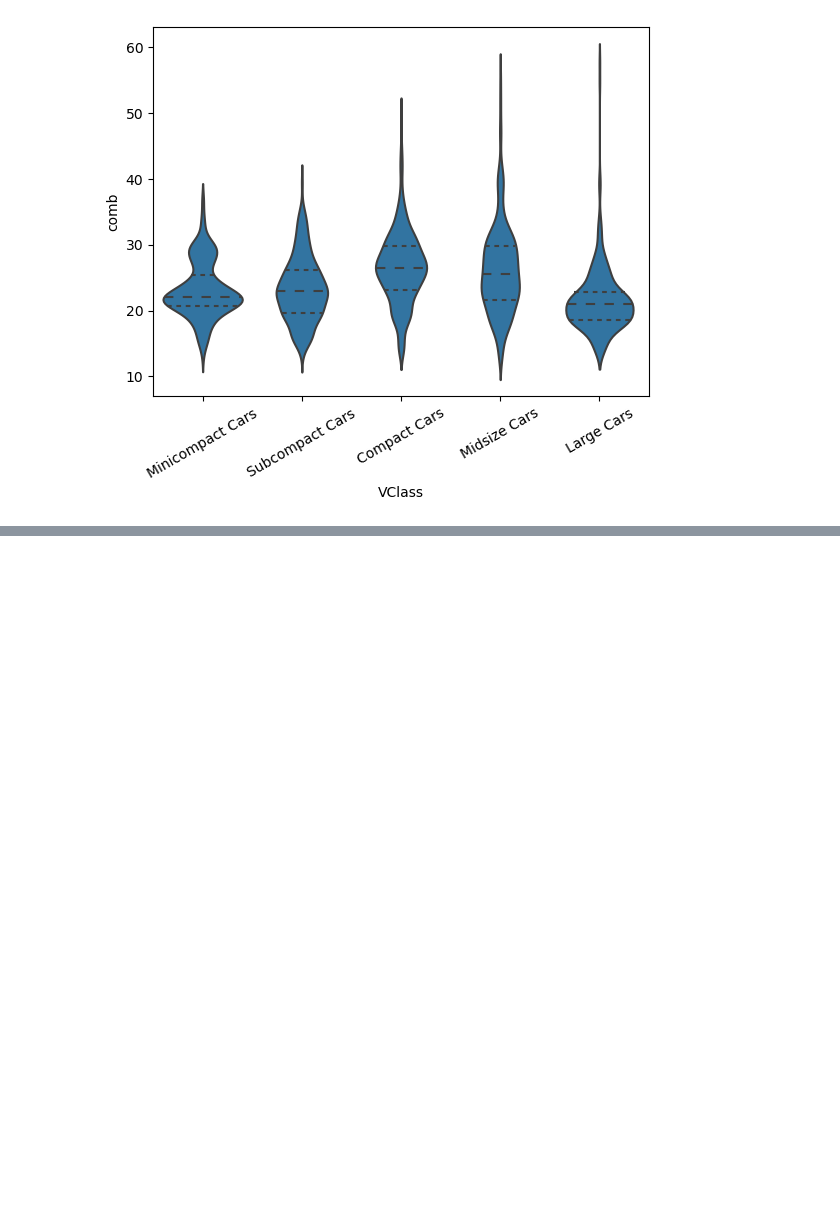
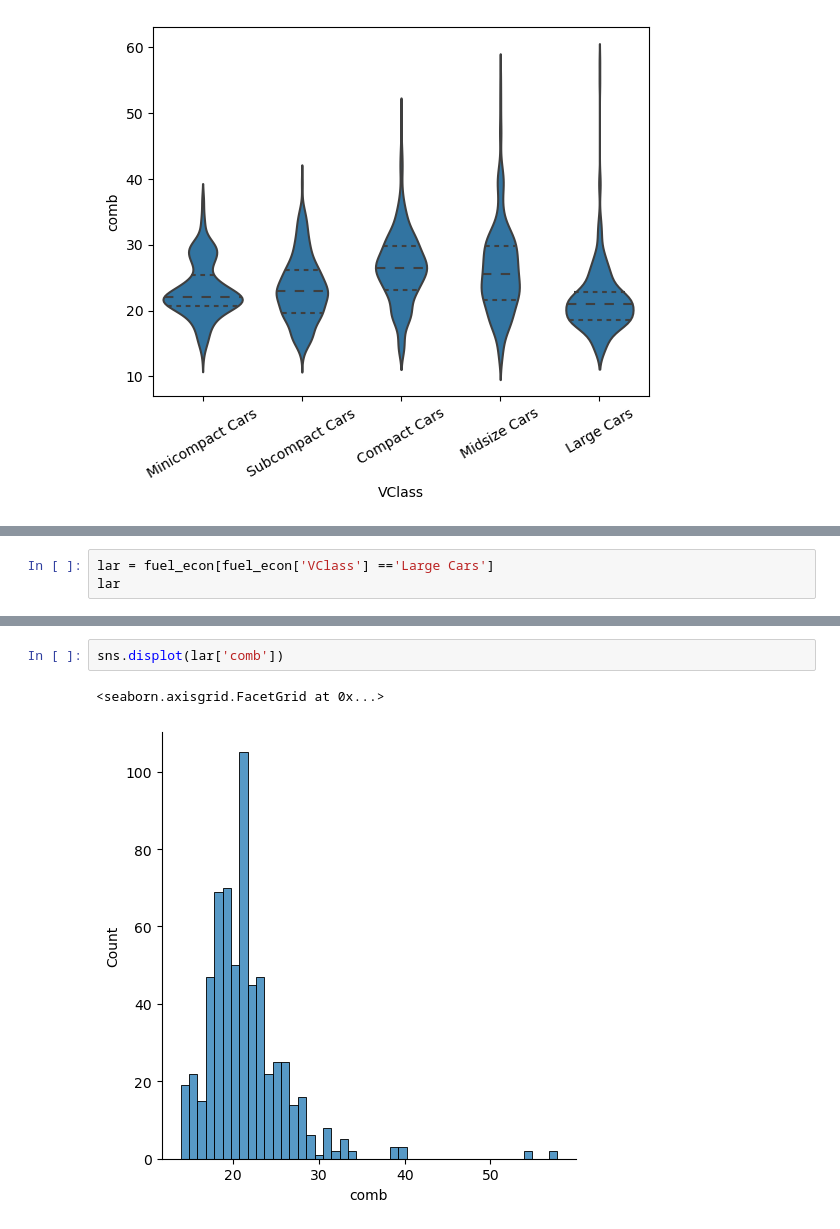
Before and after one commit to sidahmed-faisal/PokemonVis, a Jupyter notebook: fuel_econ.ipynb, the cells around one changed output, grey strips where cells are left out. Drawn from its saved outputs; the diff is of its cells as text; blank space fills up the shorter version.

```diff
--- a/fuel_econ.ipynb
+++ b/fuel_econ.ipynb
@@ -288,0 +334,3 @@ plt.xticks(rotation=30);
+# %%
+lar = fuel_econ[fuel_econ['VClass'] =='Large Cars']
+lar
@@ -288,0 +363,5 @@ plt.xticks(rotation=30);
+# %%
+sns.displot(lar['comb'])
+# %% [output]
+<seaborn.axisgrid.FacetGrid at 0x...>
+[figure, added]
```
Also changed, not shown: parts of 13 cells of this notebook.
